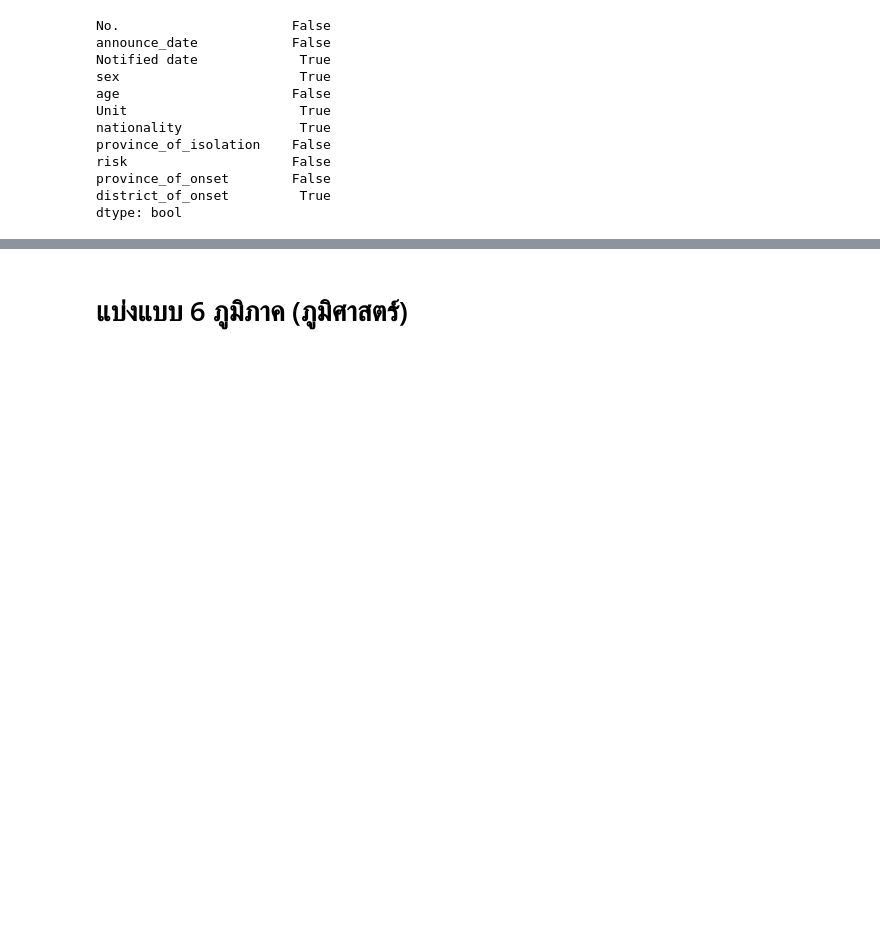
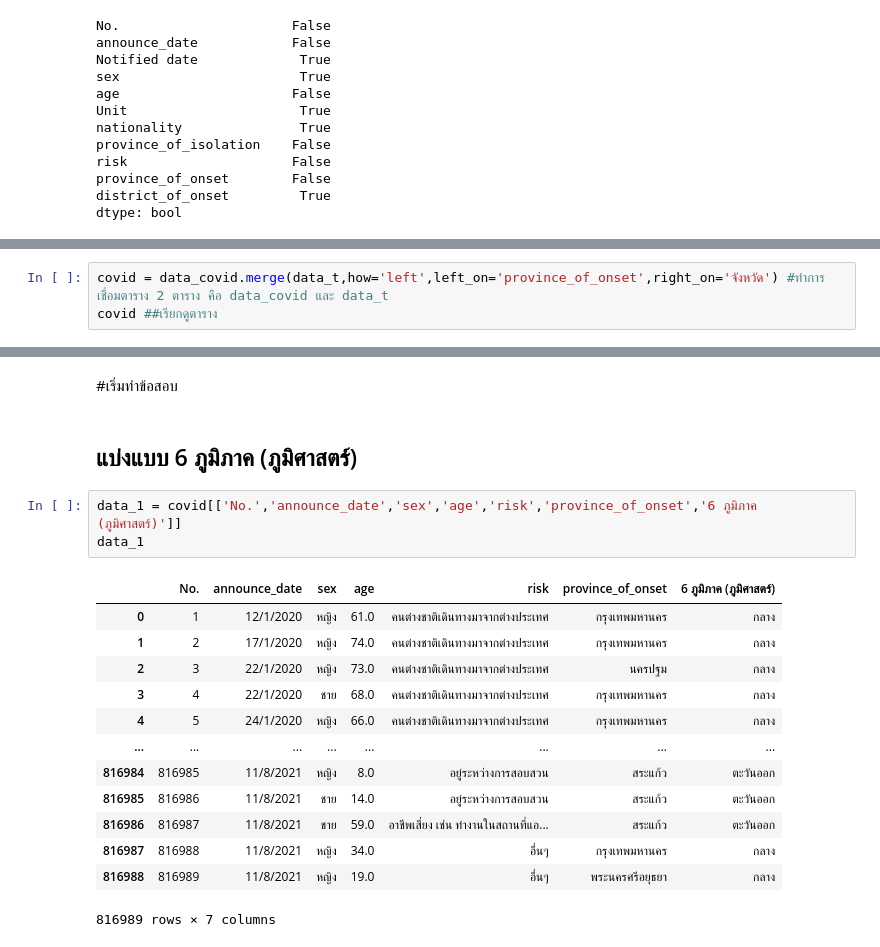
Before and after one commit to Benza1611/data_viz_2022, a Jupyter notebook: BasicPython&DataViz_midterm2022.ipynb, the cells around one changed output, grey strips where cells are left out. Cells and saved outputs as stored; diff of their text form; blank space fills up the shorter version.

```diff
--- a/BasicPython&DataViz_midterm2022.ipynb
+++ b/BasicPython&DataViz_midterm2022.ipynb
@@ -254,0 +259,3 @@ dtype: bool
+# %%
+covid = data_covid.merge(data_t,how='left',left_on='province_of_onset',right_on='จังหวัด') #ทำการเชื่อมตาราง 2 ตาราง คือ data_covid และ data_t
+covid ##เรียกดูตาราง
@@ -255,2 +276,21 @@ dtype: bool
+# %% [markdown]
+#เริ่มทำข้อสอบ
 # %% [markdown]
-# แบ่งแบบ 6 ภูมิภาค (ภูมิศาสตร์)
+## แบ่งแบบ 6 ภูมิภาค (ภูมิศาสตร์)
+# %%
+data_1 = covid[['No.','announce_date','sex','age','risk','province_of_onset','6 ภูมิภาค (ภูมิศาสตร์)']]
+data_1
+# %% [output]
+|  | No. | announce_date | sex | age | risk | province_of_onset | 6 ภูมิภาค (ภูมิศาสตร์) |
+| 0 | 1 | 12/1/2020 | หญิง | 61.0 | คนต่างชาติเดินทางมาจากต่างประเทศ | กรุงเทพมหานคร | กลาง |
+| 1 | 2 | 17/1/2020 | หญิง | 74.0 | คนต่างชาติเดินทางมาจากต่างประเทศ | กรุงเทพมหานคร | กลาง |
+| 2 | 3 | 22/1/2020 | หญิง | 73.0 | คนต่างชาติเดินทางมาจากต่างประเทศ | นครปฐม | กลาง |
+| 3 | 4 | 22/1/2020 | ชาย | 68.0 | คนต่างชาติเดินทางมาจากต่างประเทศ | กรุงเทพมหานคร | กลาง |
+| 4 | 5 | 24/1/2020 | หญิง | 66.0 | คนต่างชาติเดินทางมาจากต่างประเทศ | กรุงเทพมหานคร | กลาง |
+| ... | ... | ... | ... | ... | ... | ... | ... |
+| 816984 | 816985 | 11/8/2021 | หญิง | 8.0 | อยู่ระหว่างการสอบสวน | สระแก้ว | ตะวันออก |
+| 816985 | 816986 | 11/8/2021 | ชาย | 14.0 | อยู่ระหว่างการสอบสวน | สระแก้ว | ตะวันออก |
+| 816986 | 816987 | 11/8/2021 | ชาย | 59.0 | อาชีพเสี่ยง เช่น ทำงานในสถานที่แอ... | สระแก้ว | ตะวันออก |
+| 816987 | 816988 | 11/8/2021 | หญิง | 34.0 | อื่นๆ | กรุงเทพมหานคร | กลาง |
+| 816988 | 816989 | 11/8/2021 | หญิง | 19.0 | อื่นๆ | พระนครศรีอยุธยา | กลาง |
+816989 rows × 7 columns
```
Also changed, not shown: parts of 51 cells of this notebook.
